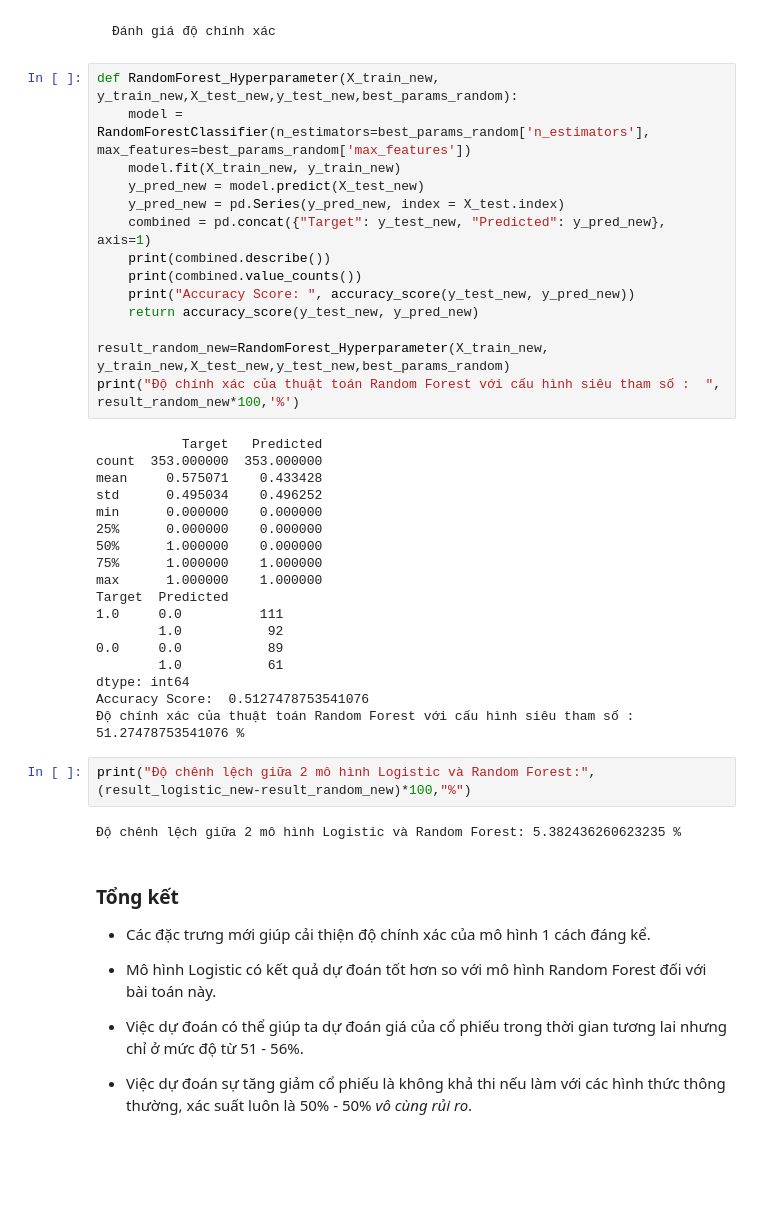
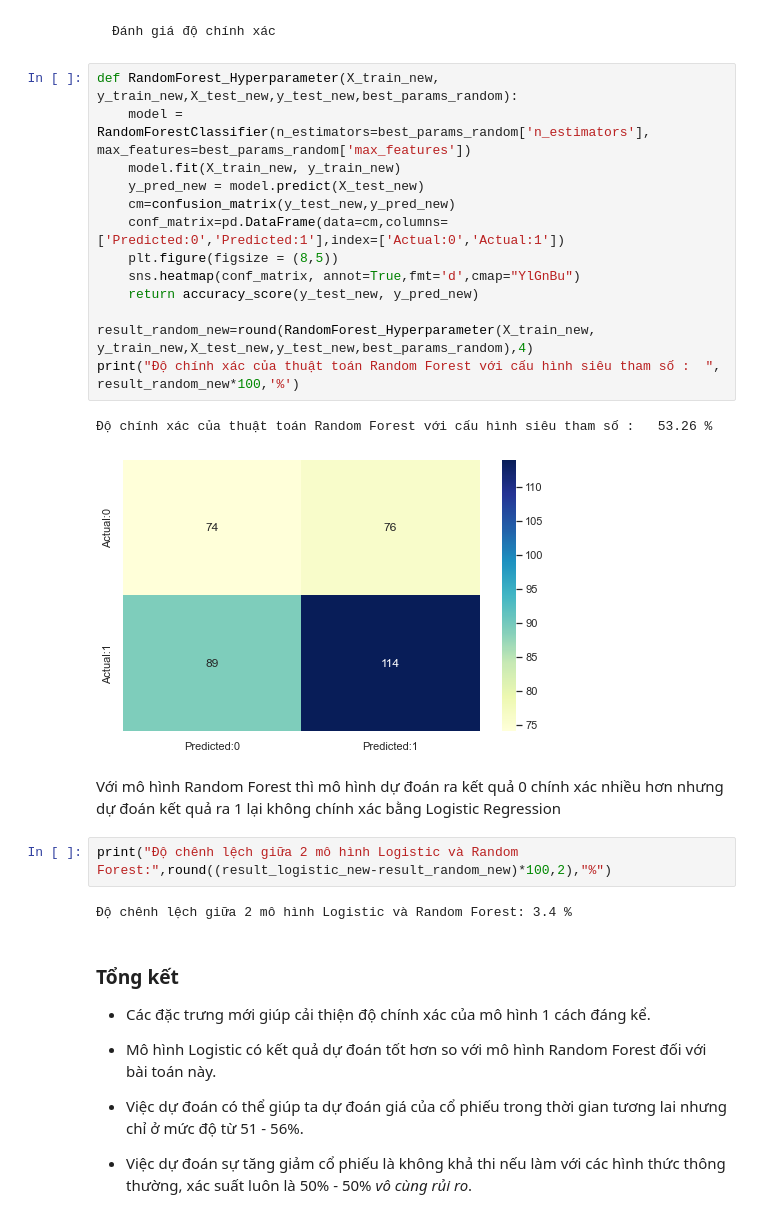
Before and after one commit to LeManhDuy/Data-Science-Stock-Price-Prediction, a Jupyter notebook: feature_engineering.ipynb, the cells around one changed output. Cells and saved outputs as stored; diff of their text form; blank space fills up the shorter version.

```diff
--- a/feature_engineering.ipynb
+++ b/feature_engineering.ipynb
@@ -307,39 +281,25 @@ Siêu tham số cho ra kết quả tốt nhất dùng: {'n_estimators': 10, 'max
 # %%
 def RandomForest_Hyperparameter(X_train_new, y_train_new,X_test_new,y_test_new,best_params_random):
     model = RandomForestClassifier(n_estimators=best_params_random['n_estimators'], max_features=best_params_random['max_features'])
     model.fit(X_train_new, y_train_new)
     y_pred_new = model.predict(X_test_new)
-    y_pred_new = pd.Series(y_pred_new, index = X_test.index)
-    combined = pd.concat({"Target": y_test_new, "Predicted": y_pred_new}, axis=1)
-    print(combined.describe())
-    print(combined.value_counts())
-    print("Accuracy Score: ", accuracy_score(y_test_new, y_pred_new))
+    cm=confusion_matrix(y_test_new,y_pred_new)
+    conf_matrix=pd.DataFrame(data=cm,columns=['Predicted:0','Predicted:1'],index=['Actual:0','Actual:1'])
+    plt.figure(figsize = (8,5))
+    sns.heatmap(conf_matrix, annot=True,fmt='d',cmap="YlGnBu")
     return accuracy_score(y_test_new, y_pred_new)
 
-result_random_new=RandomForest_Hyperparameter(X_train_new, y_train_new,X_test_new,y_test_new,best_params_random)
+result_random_new=round(RandomForest_Hyperparameter(X_train_new, y_train_new,X_test_new,y_test_new,best_params_random),4)
 print("Độ chính xác của thuật toán Random Forest với cấu hình siêu tham số :  ", result_random_new*100,'%')
 # %% [output]
-           Target   Predicted
-count  353.000000  353.000000
-mean     0.575071    0.433428
-std      0.495034    0.496252
-min      0.000000    0.000000
-25%      0.000000    0.000000
-50%      1.000000    0.000000
-75%      1.000000    1.000000
-max      1.000000    1.000000
-Target  Predicted
-1.0     0.0          111
-        1.0           92
-0.0     0.0           89
-        1.0           61
-dtype: int64
-Accuracy Score:  0.5127478753541076
-Độ chính xác của thuật toán Random Forest với cấu hình siêu tham số :   51.27478753541076 %
+Độ chính xác của thuật toán Random Forest với cấu hình siêu tham số :   53.26 %
+[figure, added]
+# %% [markdown]
+Với mô hình Random Forest thì mô hình dự đoán ra kết quả 0 chính xác nhiều hơn nhưng dự đoán kết quả ra 1 lại không chính xác bằng Logistic Regression
 # %%
-print("Độ chênh lệch giữa 2 mô hình Logistic và Random Forest:",(result_logistic_new-result_random_new)*100,"%")
+print("Độ chênh lệch giữa 2 mô hình Logistic và Random Forest:",round((result_logistic_new-result_random_new)*100,2),"%")
 # %% [output]
-Độ chênh lệch giữa 2 mô hình Logistic và Random Forest: 5.382436260623235 %
+Độ chênh lệch giữa 2 mô hình Logistic và Random Forest: 3.4 %
 # %% [markdown]
 ###    Tổng kết
 
```
Also changed, not shown: parts of 7 cells of this notebook, 1 other file.
